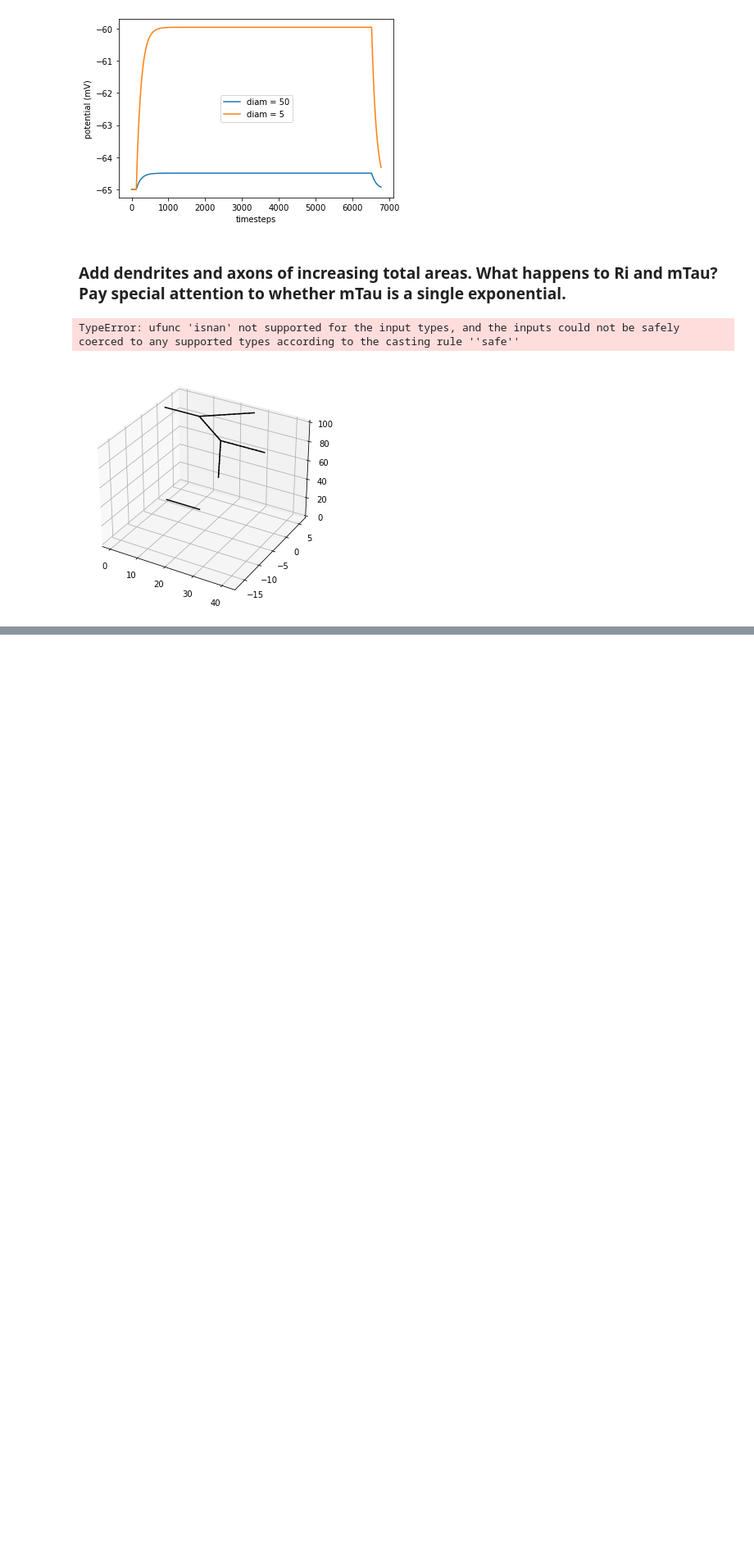
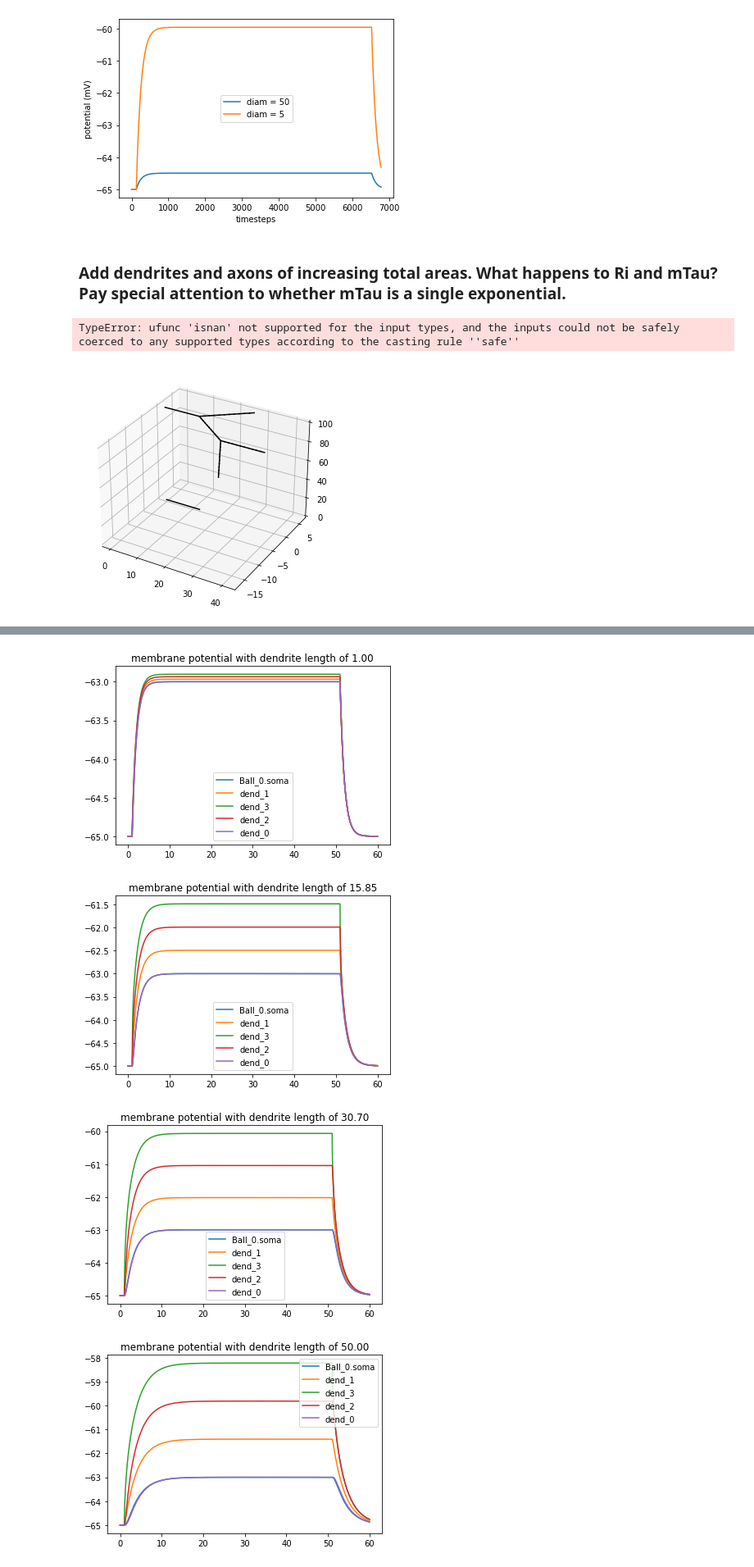
Before and after one commit to alihaydaroglu/swc-neuron-sims, a Jupyter notebook: passive_properties.ipynb, the cells around one changed output, grey strips where cells are left out. Shown at 82% size. Drawn from its saved outputs; the diff is of its cells as text; code cells hidden in the pictures; blank space fills up the shorter version.

```diff
--- a/passive_properties.ipynb
+++ b/passive_properties.ipynb
@@ -341,0 +344,18 @@ plot_sweep(dend_results, 'dend_L');
+# %%
+plot_multiple_recordings(dend_results['dend_L_raw'][0])
+plt.title("membrane potential with dendrite length of {:.2f}".format(params_dends_sweep['dend_L'][0]))
+plt.show()
+plot_multiple_recordings(dend_results['dend_L_raw'][30])
+plt.title("membrane potential with dendrite length of {:.2f}".format(params_dends_sweep['dend_L'][30]))
+plt.show()
+plot_multiple_recordings(dend_results['dend_L_raw'][60])
+plt.title("membrane potential with dendrite length of {:.2f}".format(params_dends_sweep['dend_L'][60]))
+plt.show()
+plot_multiple_recordings(dend_results['dend_L_raw'][99])
+plt.title("membrane potential with dendrite length of {:.2f}".format(params_dends_sweep['dend_L'][99]))
+plt.show()
+# %% [output]
+[figure, added]
+[figure, added]
+[figure, added]
+[figure, added]
```
Also changed, not shown: parts of 9 cells of this notebook, 2 other files.
